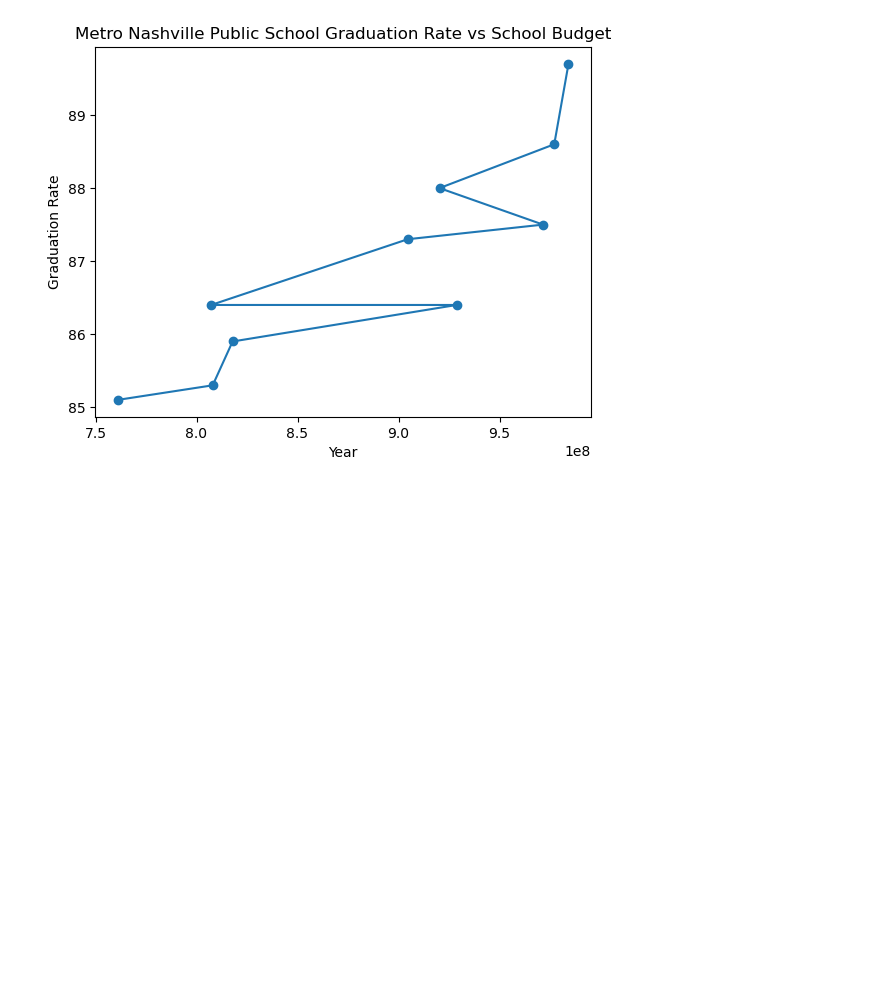
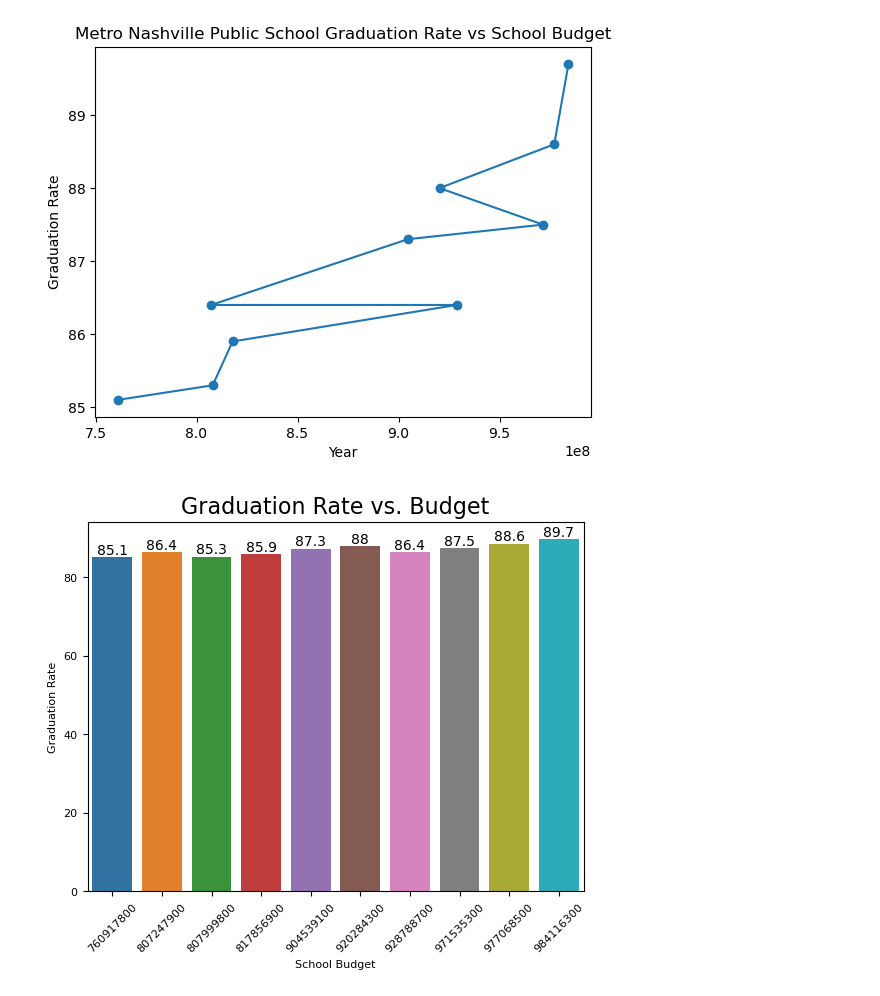
Before and after one commit to ericahen/capstone-da12, a Jupyter notebook: notebooks/combined_grad_rates.ipynb, the cells around one changed output. Drawn from its saved outputs; the diff is of its cells as text; code cells hidden in the pictures; blank space fills up the shorter version.

Commit message:
created more graphs

```diff
--- a/notebooks/combined_grad_rates.ipynb
+++ b/notebooks/combined_grad_rates.ipynb
@@ -599,3 +605,23 @@ plt.title('Metro Nashville Public School Graduation Rate vs School Budget') # Ad
 plt.show()
 # %% [output]
 [figure]
+# %%
+ax = sns.barplot(mnps_rates, x="mnps_budget", y="grad_rate", estimator="sum", errorbar=None)
+ax.bar_label(ax.containers[0], fontsize=10)
+
+# Set the title
+ax.set_title("Graduation Rate vs. Budget", fontsize=16)  # Adjust the title size as needed
+
+# Set the x and y labels
+ax.set_xlabel("School Budget", fontsize=8)  # Change label size here
+ax.set_ylabel("Graduation Rate", fontsize=8)  # Change label size here
+
+# Optionally, adjust the tick parameters
+ax.tick_params(axis='x', labelsize=8)  # Change x-tick label size
+ax.tick_params(axis='y', labelsize=8)  # Change y-tick label size
+ax.set_xticklabels(ax.get_xticklabels(), rotation=45)
+
+# Show the plot
+plt.show()
+# %% [output]
+[figure, added]
```
Also changed, not shown: parts of 4 cells of this notebook.
